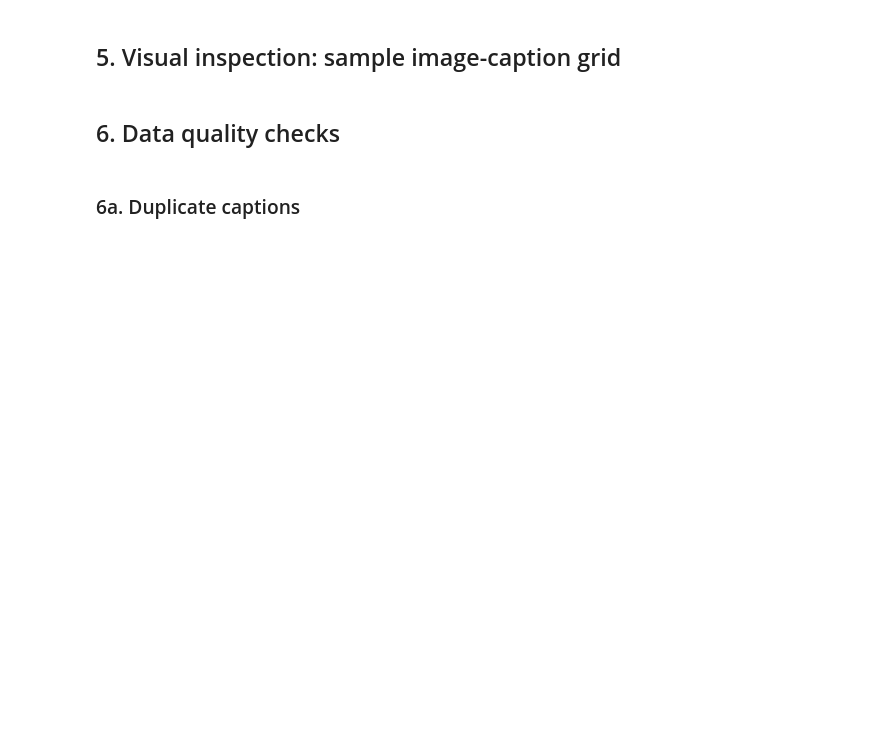
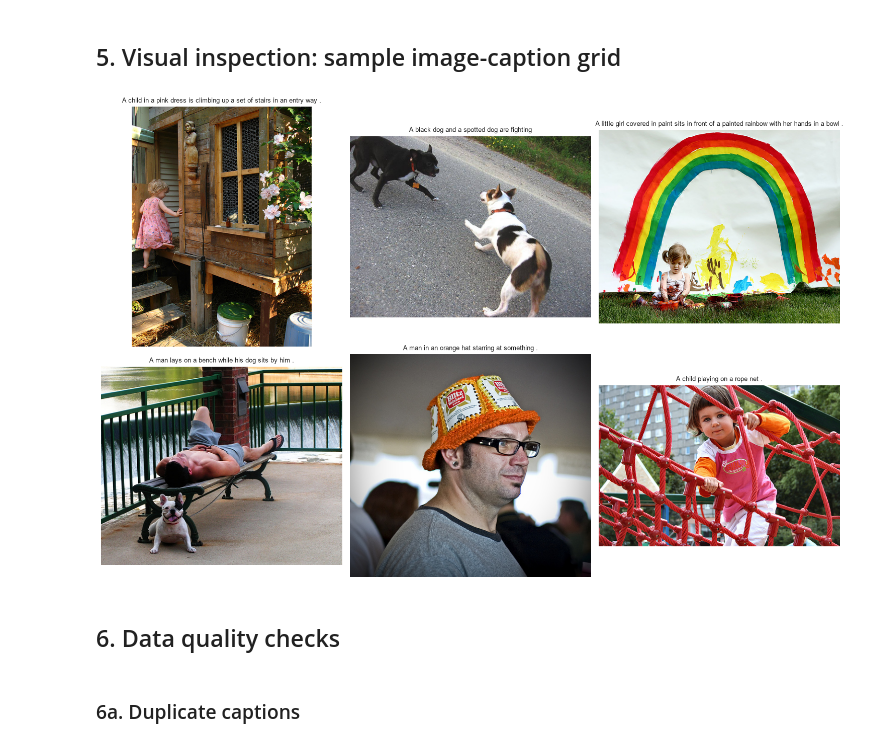
Before and after one commit to amarabibi47-sudo/internship-project, a Jupyter notebook: notebooks/01_eda_flickr8k.ipynb, the cells around one changed output. Saved outputs shown, nothing was run; the diff lists cells and outputs as text; code cells hidden in the pictures; blank space fills up the shorter version.

```diff
--- a/notebooks/01_eda_flickr8k.ipynb
+++ b/notebooks/01_eda_flickr8k.ipynb
@@ -168,3 +149,29 @@ show_sample_grid(n=6)
+# %%
+image_folder = "../data/Images"
+
+sample_images = df['image_name'].unique()[:6]
+
+fig, axes = plt.subplots(2, 3, figsize=(15, 10))
+axes = axes.flatten()
+
+for i, img_name in enumerate(sample_images):
+    img_path = os.path.join(image_folder, img_name)
+    try:
+        img = Image.open(img_path)
+        axes[i].imshow(img)
+        axes[i].axis('off')
+
+        caption = df[df['image_name'] == img_name]['caption_text'].iloc[0]
+        axes[i].set_title(caption, fontsize=9, wrap=True)
+    except Exception as e:
+        axes[i].set_title(f"Error loading: {img_name}")
+        axes[i].axis('off')
+
+plt.tight_layout()
+plt.savefig("../data/sample_image_caption_grid.png")
+plt.show()
+# %% [output]
+[figure, added]
 # %% [markdown]
 ## 6. Data quality checks
 # %% [markdown]
```
Also changed, not shown: parts of 24 cells of this notebook.
